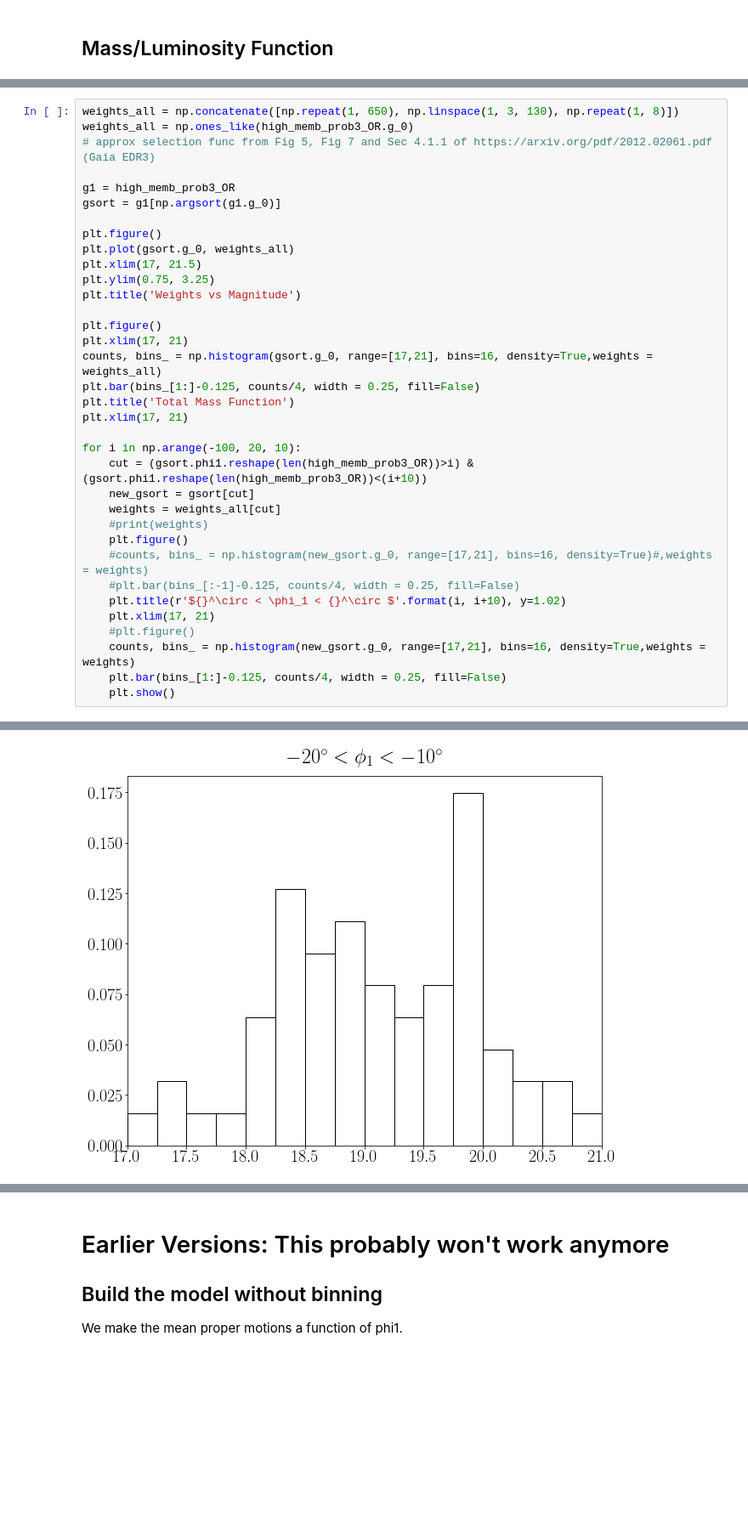
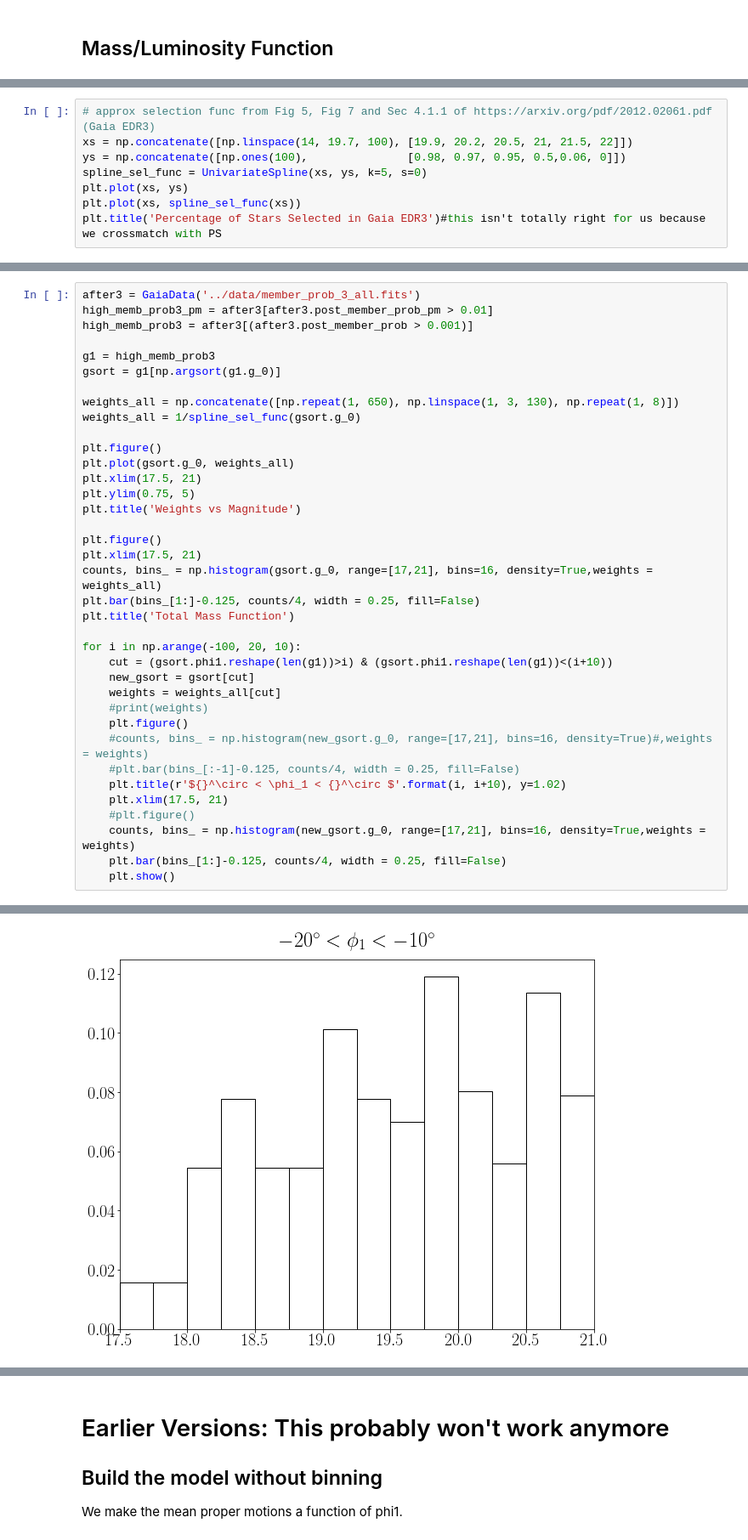
Before and after one commit to adrn/gd1-dr3, a Jupyter notebook: notebooks/Pymc3_proper_motion_model.ipynb, the cells around one changed output, grey strips where cells are left out. Shown at 85% size. Cells and saved outputs as stored; diff of their text form; blank space fills up the shorter version.

```diff
--- a/notebooks/Pymc3_proper_motion_model.ipynb
+++ b/notebooks/Pymc3_proper_motion_model.ipynb
@@ -334,0 +451,8 @@ gmag = df_array.loc['gmag', -1.5, 12.4, 255:600]
+# %%
+# approx selection func from Fig 5, Fig 7 and Sec 4.1.1 of https://arxiv.org/pdf/2012.02061.pdf (Gaia EDR3)
+xs = np.concatenate([np.linspace(14, 19.7, 100), [19.9, 20.2, 20.5, 21, 21.5, 22]])
+ys = np.concatenate([np.ones(100),               [0.98, 0.97, 0.95, 0.5,0.06, 0]])
+spline_sel_func = UnivariateSpline(xs, ys, k=5, s=0)
+plt.plot(xs, ys)
+plt.plot(xs, spline_sel_func(xs))
+plt.title('Percentage of Stars Selected in Gaia EDR3')#this isn't totally right for us because we crossmatch with PS
@@ -335,26 +462,28 @@ gmag = df_array.loc['gmag', -1.5, 12.4, 255:600]
 # %%
+after3 = GaiaData('../data/member_prob_3_all.fits')
+high_memb_prob3_pm = after3[after3.post_member_prob_pm > 0.01]
+high_memb_prob3 = after3[(after3.post_member_prob > 0.001)]
+
+g1 = high_memb_prob3
+gsort = g1[np.argsort(g1.g_0)]
+
 weights_all = np.concatenate([np.repeat(1, 650), np.linspace(1, 3, 130), np.repeat(1, 8)])
-weights_all = np.ones_like(high_memb_prob3_OR.g_0)
-# approx selection func from Fig 5, Fig 7 and Sec 4.1.1 of https://arxiv.org/pdf/2012.02061.pdf (Gaia EDR3)
-
-g1 = high_memb_prob3_OR
-gsort = g1[np.argsort(g1.g_0)]
+weights_all = 1/spline_sel_func(gsort.g_0)
 
 plt.figure()
 plt.plot(gsort.g_0, weights_all)
-plt.xlim(17, 21.5)
-plt.ylim(0.75, 3.25)
+plt.xlim(17.5, 21)
+plt.ylim(0.75, 5)
 plt.title('Weights vs Magnitude')
 
 plt.figure()
-plt.xlim(17, 21)
+plt.xlim(17.5, 21)
 counts, bins_ = np.histogram(gsort.g_0, range=[17,21], bins=16, density=True,weights = weights_all)
 plt.bar(bins_[1:]-0.125, counts/4, width = 0.25, fill=False)
 plt.title('Total Mass Function')
-plt.xlim(17, 21)
 
 for i in np.arange(-100, 20, 10):
-    cut = (gsort.phi1.reshape(len(high_memb_prob3_OR))>i) & (gsort.phi1.reshape(len(high_memb_prob3_OR))<(i+10))
+    cut = (gsort.phi1.reshape(len(g1))>i) & (gsort.phi1.reshape(len(g1))<(i+10))
     new_gsort = gsort[cut]
     weights = weights_all[cut]
     #print(weights)
@@ -362,7 +491,7 @@ for i in np.arange(-100, 20, 10):
     #counts, bins_ = np.histogram(new_gsort.g_0, range=[17,21], bins=16, density=True)#,weights = weights)
     #plt.bar(bins_[:-1]-0.125, counts/4, width = 0.25, fill=False)
     plt.title(r'${}^\circ < \phi_1 < {}^\circ $'.format(i, i+10), y=1.02)
-    plt.xlim(17, 21)
+    plt.xlim(17.5, 21)
     #plt.figure()
     counts, bins_ = np.histogram(new_gsort.g_0, range=[17,21], bins=16, density=True,weights = weights)
     plt.bar(bins_[1:]-0.125, counts/4, width = 0.25, fill=False)
@@ -381 +510 @@ for i in np.arange(-100, 20, 10):
-[figure, old version]
+[figure, new version]
```
Also changed, not shown: parts of 20 cells of this notebook, 3 other files.
